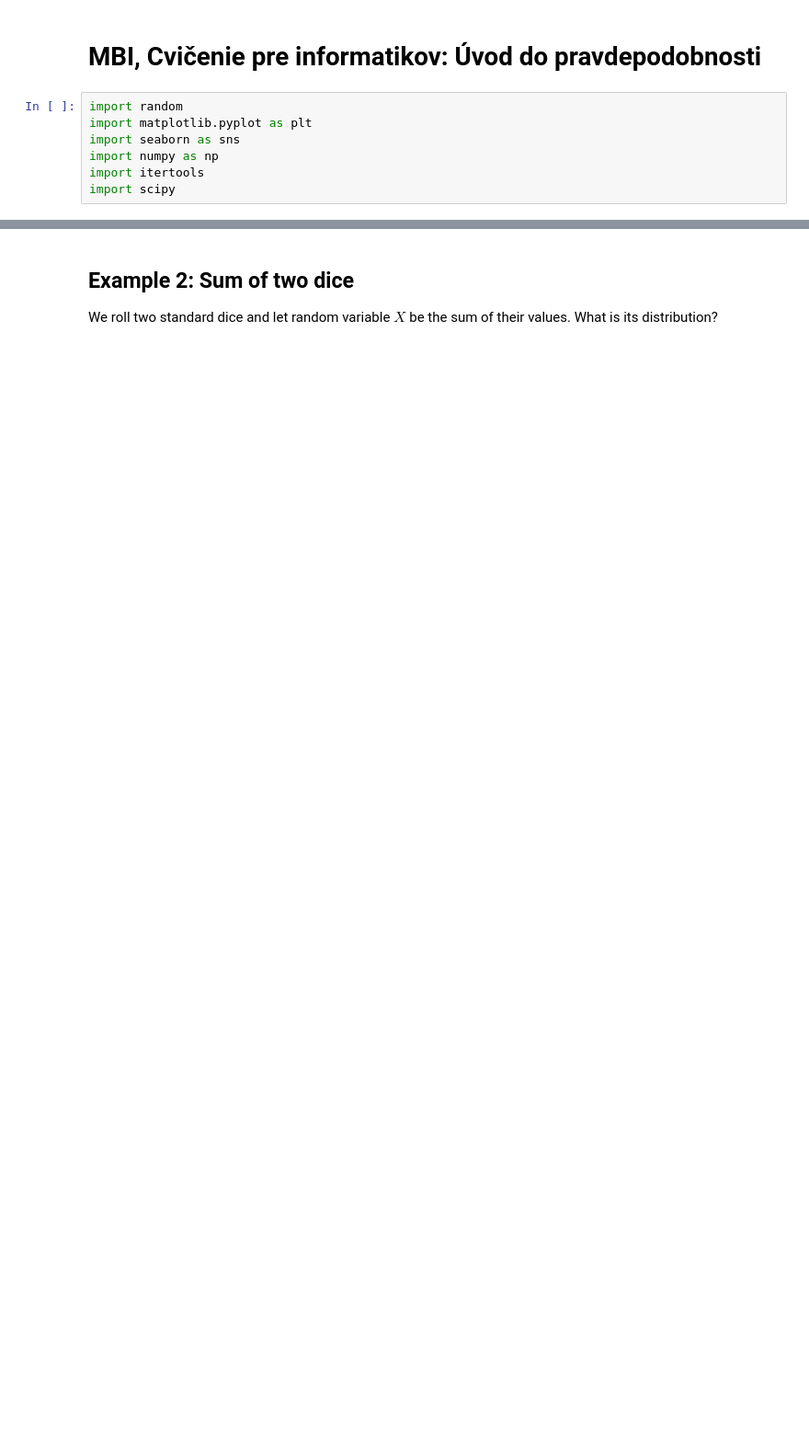
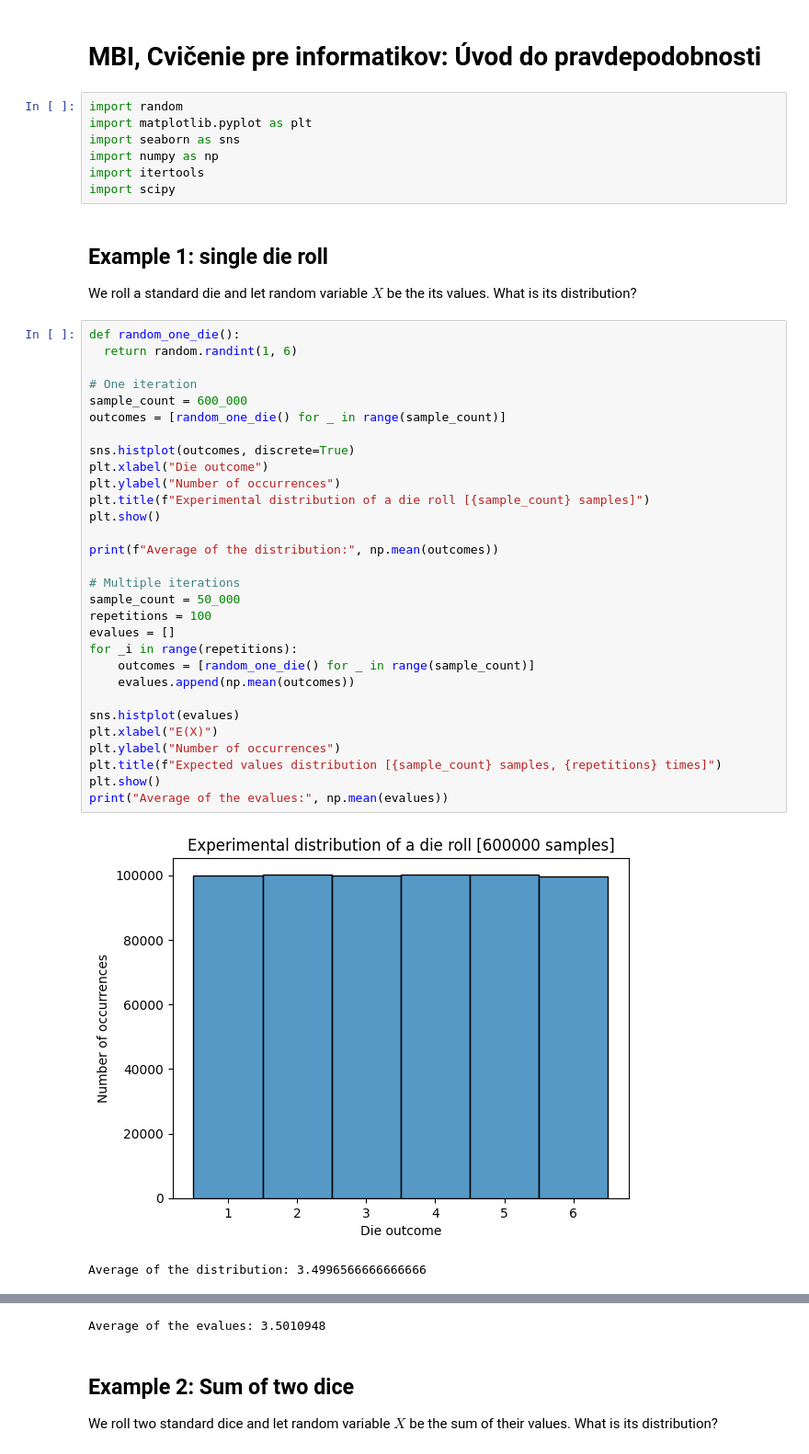
Before and after one commit to fmfi-compbio/mbi, a Jupyter notebook: notebooks/ci-prob.ipynb, the cells around one changed output, grey strips where cells are left out. Shown at 92% size. Drawn from its saved outputs; the diff is of its cells as text; blank space fills up the shorter version.

```diff
--- a/notebooks/ci-prob.ipynb
+++ b/notebooks/ci-prob.ipynb
@@ -7,3 +7,40 @@ import seaborn as sns
 import numpy as np
 import itertools
 import scipy
+# %% [markdown]
+## Example 1: single die roll
+
+We roll a standard die and let random variable $X$ be the its values. What is its distribution?
+# %%
+def random_one_die():
+  return random.randint(1, 6)
+
+# One iteration
+sample_count = 600_000
+outcomes = [random_one_die() for _ in range(sample_count)]
+
+sns.histplot(outcomes, discrete=True)
+plt.xlabel("Die outcome")
+plt.ylabel("Number of occurrences")
+plt.title(f"Experimental distribution of a die roll [{sample_count} samples]")
+plt.show()
+
+print(f"Average of the distribution:", np.mean(outcomes))
+
+# Multiple iterations
+sample_count = 50_000
+repetitions = 100
+evalues = []
+for _i in range(repetitions):
+    outcomes = [random_one_die() for _ in range(sample_count)]
+    evalues.append(np.mean(outcomes))
+
+sns.histplot(evalues)
+plt.xlabel("E(X)")
+plt.ylabel("Number of occurrences")
+plt.title(f"Expected values distribution [{sample_count} samples, {repetitions} times]")
+plt.show()
+print("Average of the evalues:", np.mean(evalues))
+# %% [output]
+[figure, added]
+Average of the distribution: 3.4996566666666666
@@ -10,3 +48,4 @@ import scipy
+Average of the evalues: 3.5010948
 # %% [markdown]
 ## Example 2: Sum of two dice
 
```
Also changed, not shown: parts of 13 cells of this notebook.
